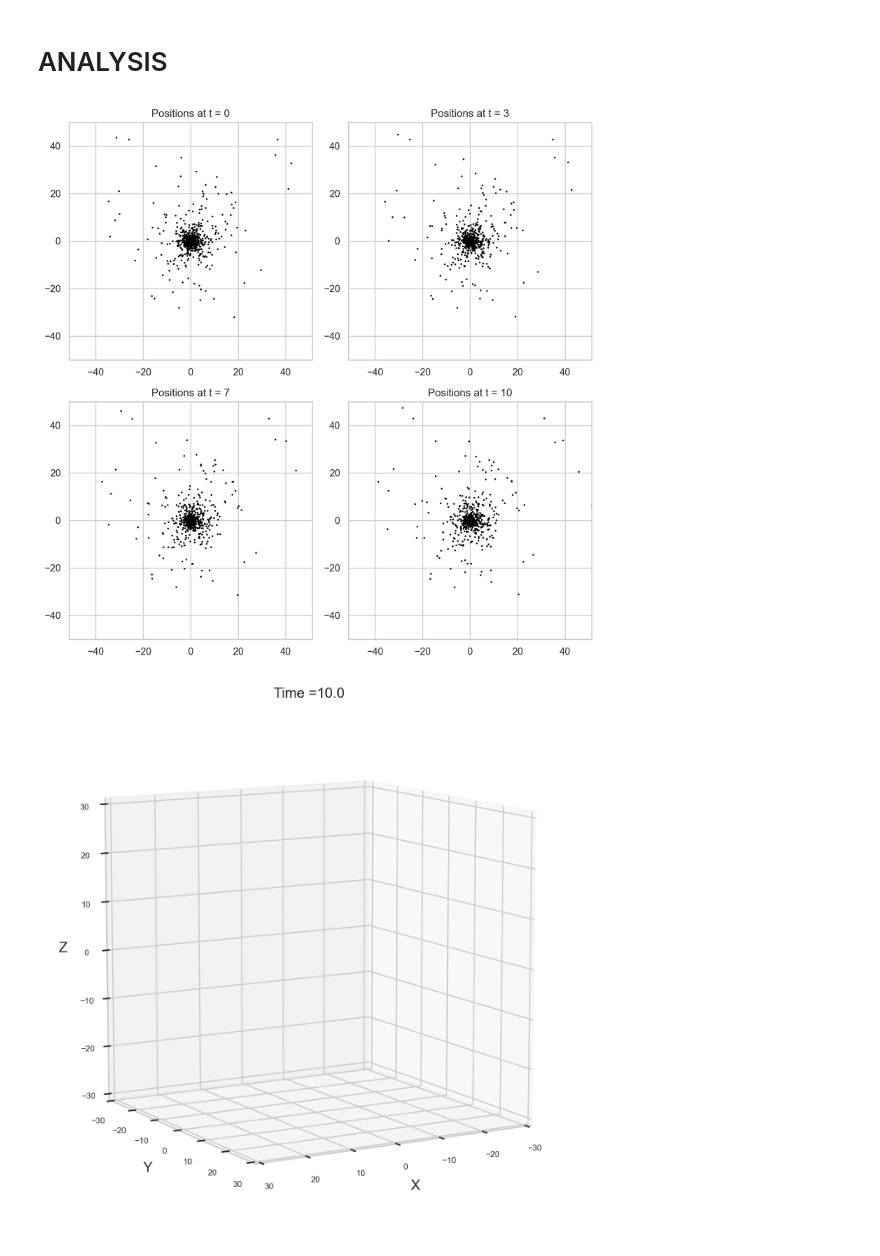
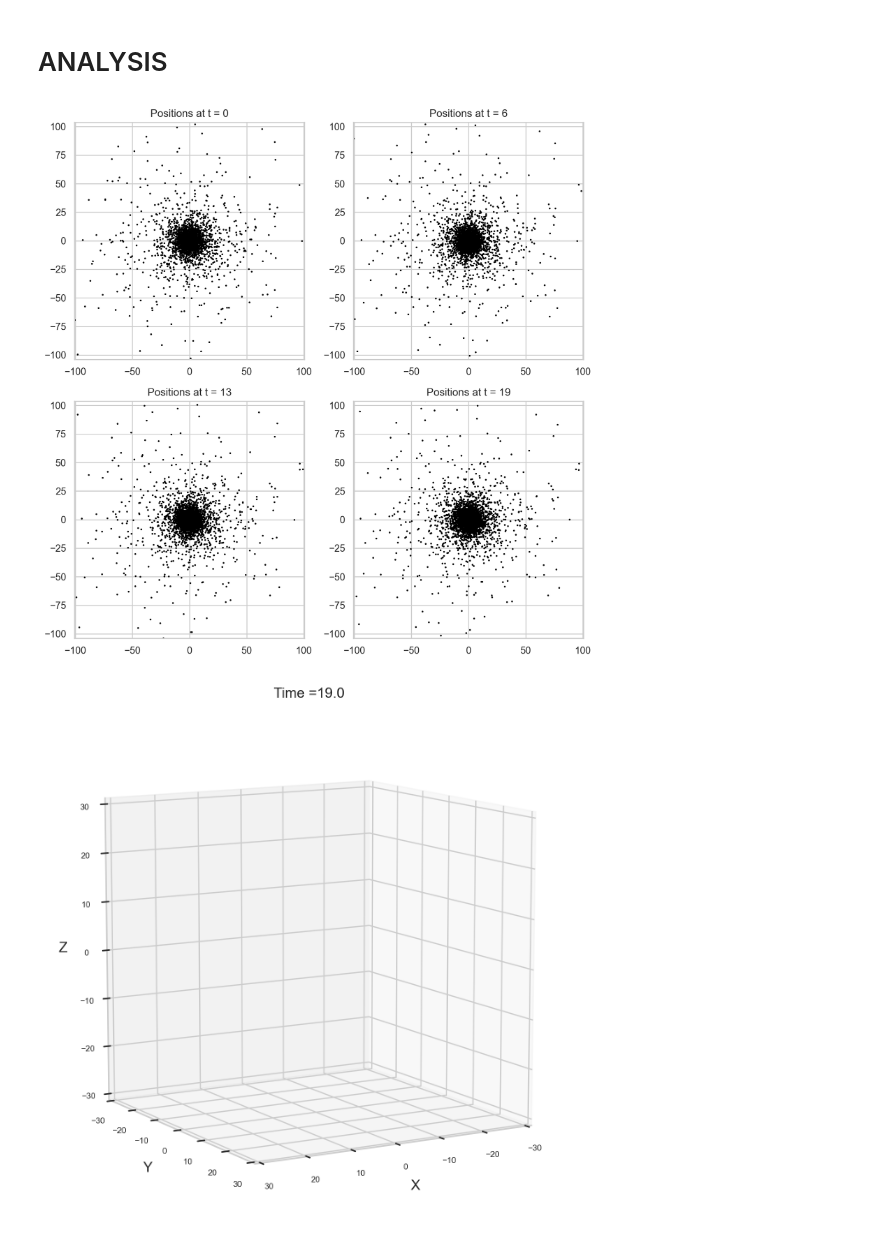
Before and after one commit to racheleguidettii/Galaxies-Dynamics, a Jupyter notebook: Hernquist.ipynb, the cells around one changed output. Cells and saved outputs as stored; diff of their text form; code cells hidden in the pictures.

```diff
--- a/Hernquist.ipynb
+++ b/Hernquist.ipynb
@@ -62,7 +62,7 @@ $$
     P(\theta) = \frac{1}{2} \left( 1 - \cos\theta \right).
 $$
 # %%
-N  = 1000   # number of particles
+N  = 10000  # number of particles
 M  = 1      # total mass of the system
 m  = M/N    # mass of the single particle
 Rs = 1      # scale radius
@@ -98,15 +98,15 @@ def inv_cumulative(P, Rs, N):
     return (Rs*np.sqrt(P))/(1 - np.sqrt(P))
 # %%
 # radii
-P_r   = np.random.uniform(0, 1, N)
+P_r   = np.random.uniform(0, 1, size=N)
 radii = inv_cumulative(P_r, Rs, N)
 
-# theta
-cdf_theta = uniform.rvs(size = N)
-theta     = np.arccos(1 - 2 * cdf_theta)
+# Theta
+cdf_theta = uniform.rvs(0, 1, size=N)  # cumulative function of thetas
+theta = np.arccos(1 - 2 * cdf_theta)
 
-# phi
-phi = uniform.rvs(0, 2 * np.pi, size = N)
+# Phi
+phi = uniform.rvs(0, 2 * np.pi, size=N)
 # %%
 def calculate_radius(r, percentage):
     # Calculation of the radius containing a certain percentage of particles.
@@ -246,7 +250,7 @@ $$
 $$
 # %%
 def H_potential(radii, Rs, rho_0):
-    return - 4 * np.pi * G * rho_0 * Rs**2 / (2 * (1 + radii/Rs))
+    return  -4 * np.pi * rho_0 * Rs**2 / (2 * (1 + radii/Rs))
 # %%
 sorted_radii = np.sort(radii)
 Psi          = H_potential(sorted_radii, Rs, rho_0)
@@ -590,43 +526,43 @@ ax[0][0].set_title(f'Positions at t = {int(np.round(t_s[t0]))}')
 #ax[0][0].plot(a, c, c='red', linewidth=1)#, label=r'5 Rs')
 ax[0][0].axis('equal')
 #ax[0][0].legend(fontsize='large')
-ax[0][0].set_xlim(-50, 50)
-ax[0][0].set_ylim(-50, 50)
+ax[0][0].set_xlim(-100, 100)
+ax[0][0].set_ylim(-100, 100)
 
 
 # Plot 2
 ax[0][1].scatter(x_s[:, t1], y_s[:, t1], c='black', alpha=1, s=1)#, label='Particles at t1')
 
 ax[0][1].set_title(f'Positions at t = {int(np.round(t_s[t1]))}')
 #ax[0][1].plot(a, c, c='red', linewidth=1)#, label=r'5 Rs')
 ax[0][1].axis('equal')
 #ax[0][1].legend(fontsize='large')
-ax[0][1].set_xlim(-50, 50)
-ax[0][1].set_ylim(-50, 50)
+ax[0][1].set_xlim(-100, 100)
+ax[0][1].set_ylim(-100, 100)
 
 
 # Plot 3
 ax[1][0].scatter(x_s[:, t2], y_s[:, t2], c='black', alpha=1, s=1)#, label='Particles at t2')
 
 ax[1][0].set_title(f'Positions at t = {int(np.round(t_s[t2]))}')
 #ax[1][0].plot(a, c, c='red', linewidth=1)#, label=r'5 Rs')
 ax[1][0].axis('equal')
 #ax[1][0].legend(fontsize='large')
-ax[1][0].set_xlim(-50, 50)
-ax[1][0].set_ylim(-50, 50)
+ax[1][0].set_xlim(-100, 100)
+ax[1][0].set_ylim(-100, 100)
 
 # Plot 4
 ax[1][1].scatter(x_s[:, t3], y_s[:, t3], color='black', alpha=1, s=1)#, label='Particles at t=T_sim')
 #ax[1][1].plot(a, c, c='red', linewidth=1, label=r'5 Rs')
 ax[1][1].set_title(f'Positions at t = {int(np.round(t_s[t3]))}')
 ax[1][1].axis('equal')
 #ax[1][1].legend()
-ax[1][1].set_xlim(-50, 50)
-ax[1][1].set_ylim(-50, 50)
+ax[1][1].set_xlim(-100, 100)
+ax[1][1].set_ylim(-100, 100)
 
 plt.show()
 # %% [output]
-[figure, old version]
+[figure, new version]
 # %%
 # ANIMATION
 
```
Also changed, not shown: parts of 30 cells of this notebook, 1 other file.
